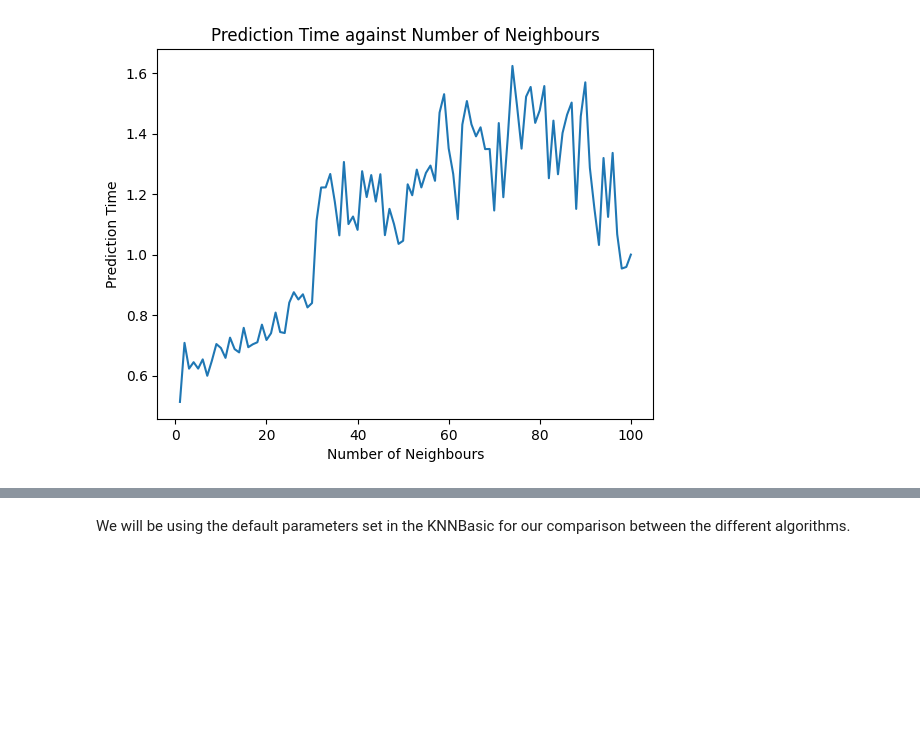
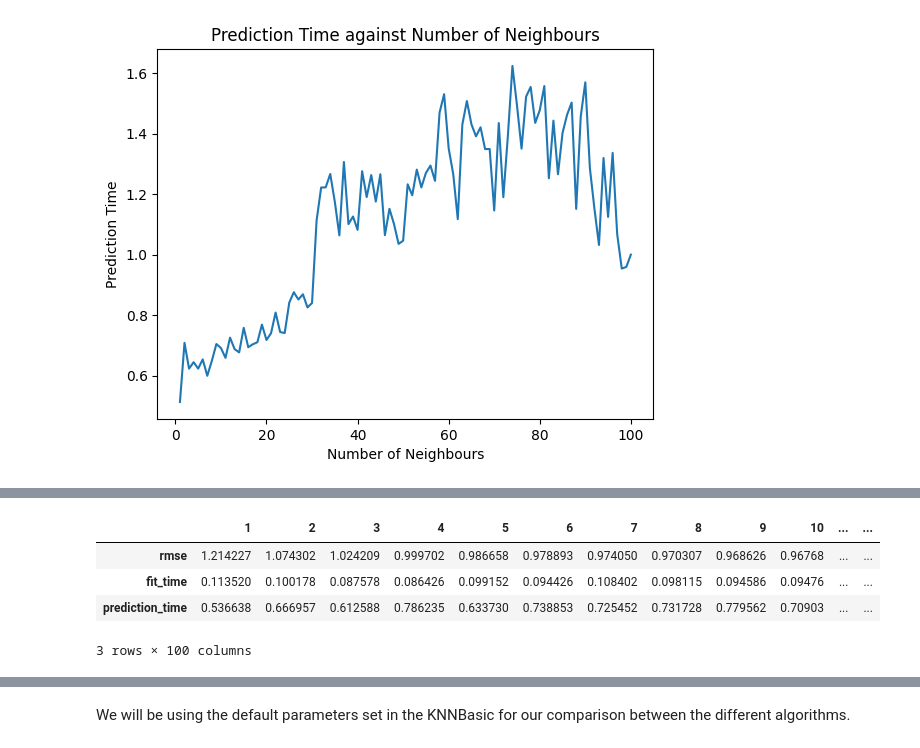
Before and after one commit to gtengwei/CZ4032-Data-Mining, a Jupyter notebook: KNN_movie.ipynb, the cells around one changed output, grey strips where cells are left out. Drawn from its saved outputs; the diff is of its cells as text; code cells hidden in the pictures; blank space fills up the shorter version.

```diff
--- a/KNN_movie.ipynb
+++ b/KNN_movie.ipynb
@@ -122,0 +193,8 @@ plt.show()
+# %%
+msd_df.head()
+# %% [output]
+|  | 1 | 2 | 3 | 4 | 5 | 6 | 7 | 8 | 9 | 10 | ... | ... |
+| rmse | 1.214227 | 1.074302 | 1.024209 | 0.999702 | 0.986658 | 0.978893 | 0.974050 | 0.970307 | 0.968626 | 0.96768 | ... | ... |
+| fit_time | 0.113520 | 0.100178 | 0.087578 | 0.086426 | 0.099152 | 0.094426 | 0.108402 | 0.098115 | 0.094586 | 0.09476 | ... | ... |
+| prediction_time | 0.536638 | 0.666957 | 0.612588 | 0.786235 | 0.633730 | 0.738853 | 0.725452 | 0.731728 | 0.779562 | 0.70903 | ... | ... |
+3 rows × 100 columns
```
Also changed, not shown: parts of 6 cells of this notebook.
